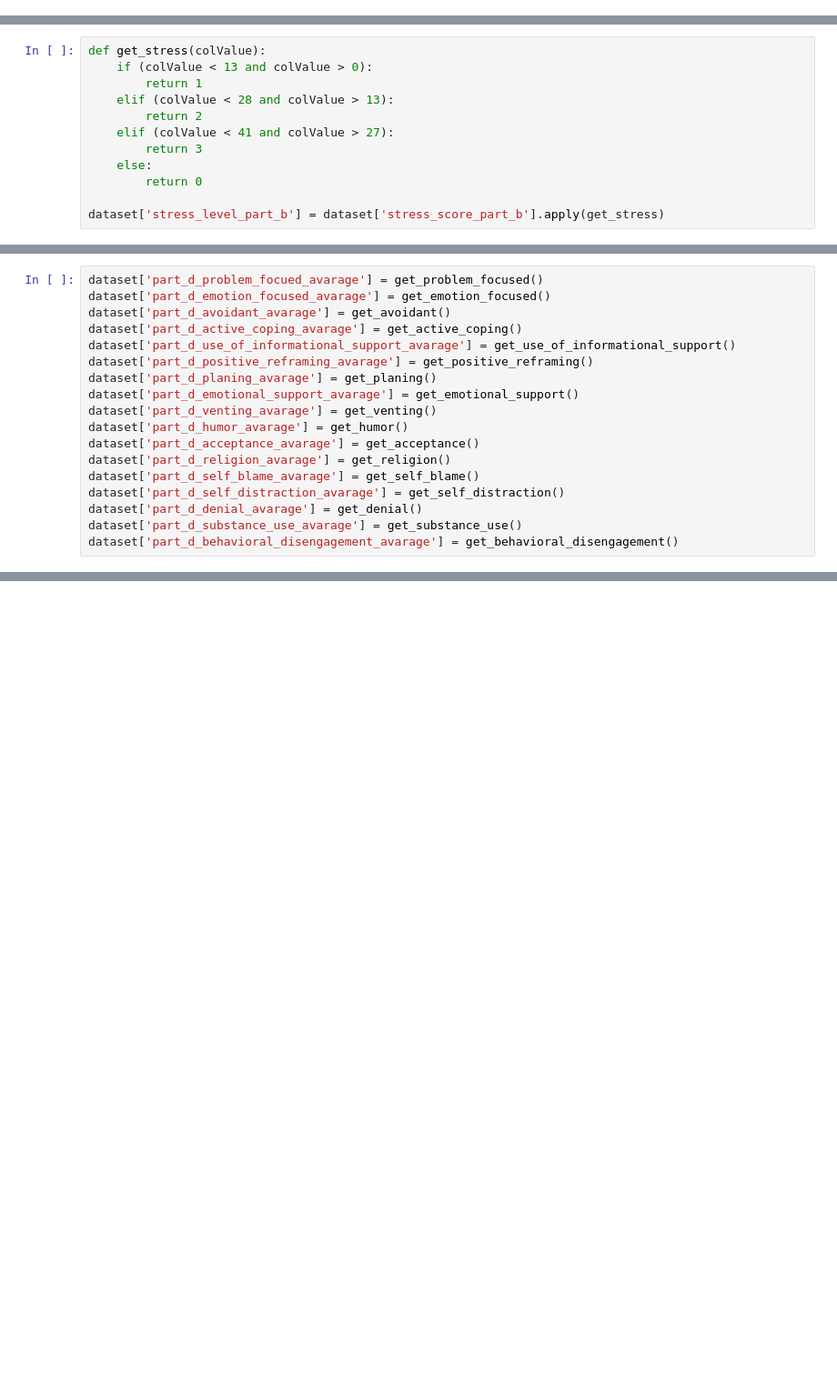
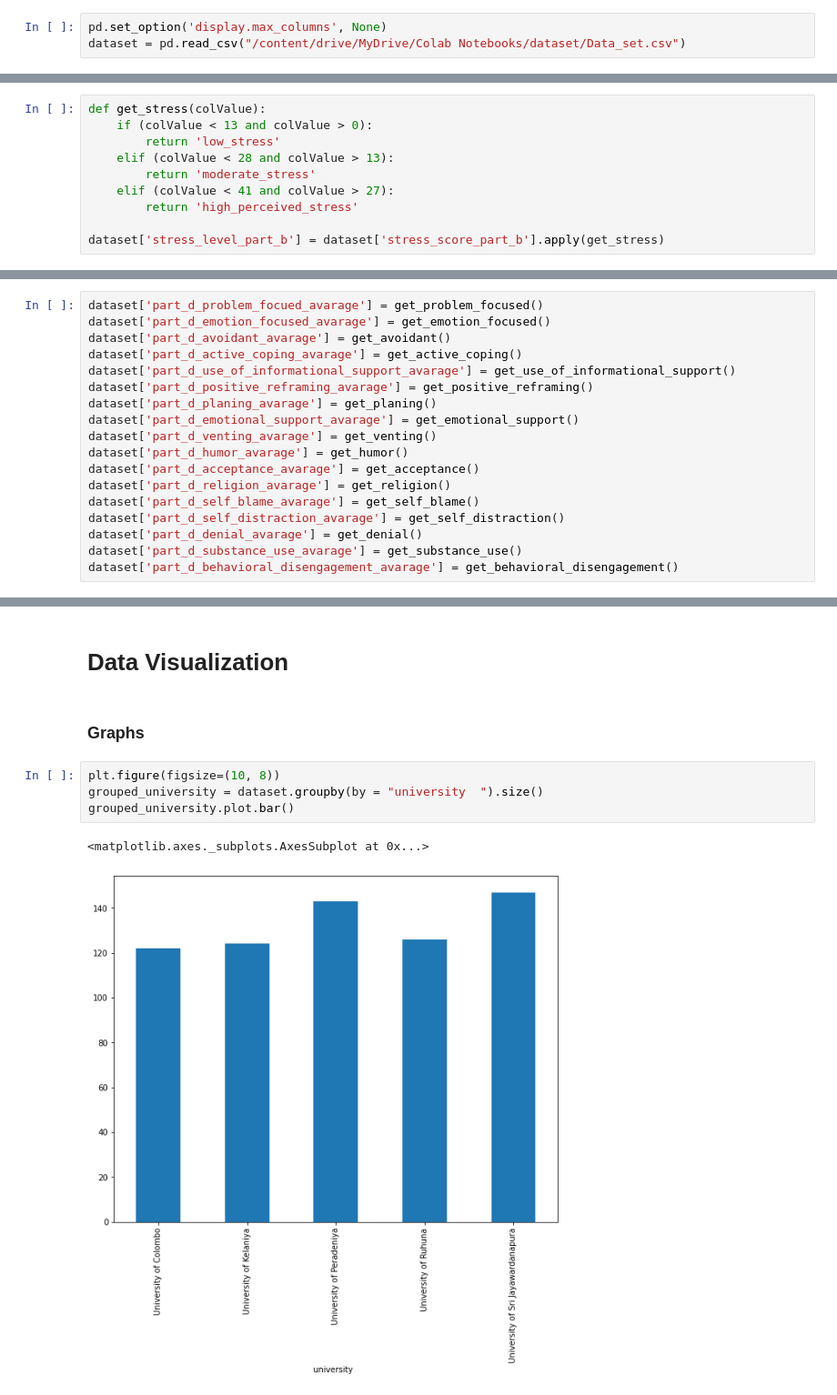
Before and after one commit to t-abhisheka/Medical-student-stress, a Jupyter notebook: python_analysis.ipynb, the cells around one changed output, grey strips where cells are left out. Shown: that part at 91% size. Saved outputs shown, nothing was run; the diff lists cells and outputs as text; blank space fills up the shorter version.

```diff
--- a/python_analysis.ipynb
+++ b/python_analysis.ipynb
@@ -9,0 +16,3 @@ dataset = pd.read_csv("/Users/thilinaabhisheka/Reaserach_work/Medical-student-st
+# %%
+pd.set_option('display.max_columns', None)
+dataset = pd.read_csv("/content/drive/MyDrive/Colab Notebooks/dataset/Data_set.csv")
@@ -49,12 +62,10 @@ dataset['stress_score_part_b'] = get_part_b_values()
 # %%
 def get_stress(colValue):
     if (colValue < 13 and colValue > 0):
-        return 1
+        return 'low_stress'
     elif (colValue < 28 and colValue > 13):
-        return 2
+        return 'moderate_stress'
     elif (colValue < 41 and colValue > 27):
-        return 3
-    else:
-        return 0
+        return 'high_perceived_stress'
 
 dataset['stress_level_part_b'] = dataset['stress_score_part_b'].apply(get_stress)
@@ -360,0 +270,11 @@ ImportError: Please install graphviz to plot. (See https://featuretools.alteryx.
+# %% [markdown]
+# **Data Visualization**
+# %% [markdown]
+### Graphs
+# %%
+plt.figure(figsize=(10, 8))
+grouped_university = dataset.groupby(by = "university  ").size()
+grouped_university.plot.bar()
+# %% [output]
+<matplotlib.axes._subplots.AxesSubplot at 0x...>
+[figure, added]
```
Also changed, not shown: parts of 106 cells of this notebook.
